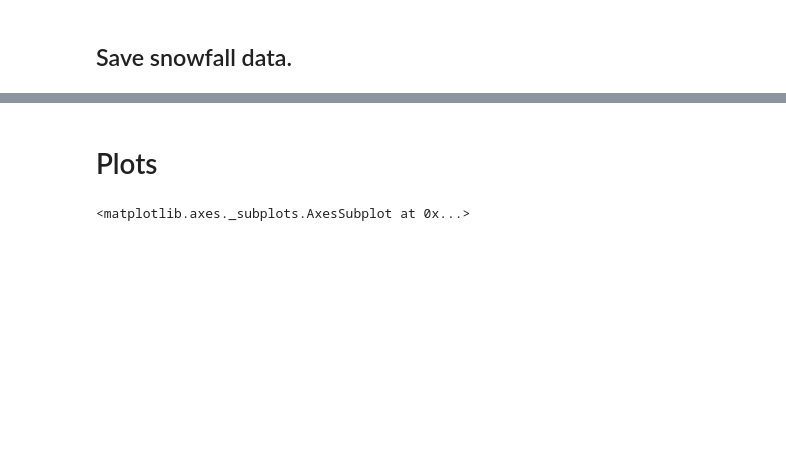
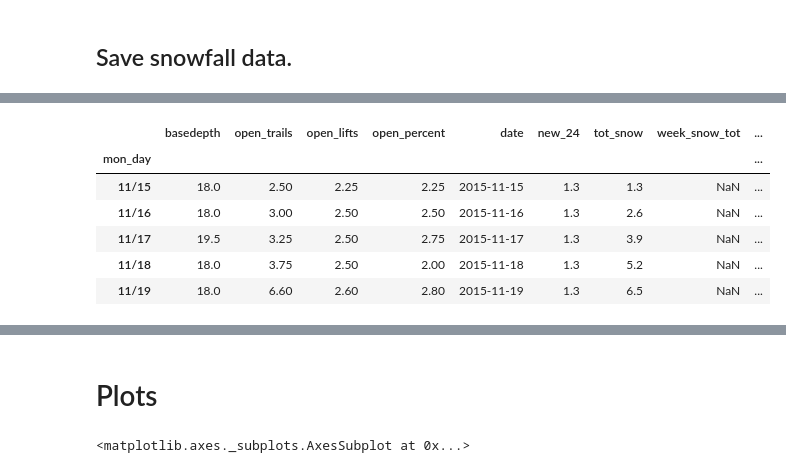
Before and after one commit to balmandhunter/ski_in_solitude, a Jupyter notebook: weather.ipynb, the cells around one changed output, grey strips where cells are left out. Saved outputs shown, nothing was run; the diff lists cells and outputs as text; code cells hidden in the pictures; blank space fills up the shorter version.

```diff
--- a/weather.ipynb
+++ b/weather.ipynb
@@ -151,0 +147,17 @@ apr_avg_snow =
+# %%
+df_next_year['week_snow_tot'] = find_lag_integral(df_next_year, 7, 'new_24')
+df_next_year['2day_snow_tot'] = find_lag_integral(df_next_year, 2, 'new_24')
+df_next_year['3day_snow_tot'] = find_lag_integral(df_next_year, 3, 'new_24')
+df_next_year['4day_snow_tot'] = find_lag_integral(df_next_year, 4, 'new_24')
+df_next_year['5day_snow_tot'] = find_lag_integral(df_next_year, 5, 'new_24')
+df_next_year['6day_snow_tot'] = find_lag_integral(df_next_year, 6, 'new_24')
+# %%
+df_next_year.head()
+# %% [output]
+|  | basedepth | open_trails | open_lifts | open_percent | date | new_24 | tot_snow | week_snow_tot | ... |
+| mon_day |  |  |  |  |  |  |  |  | ... |
+| 11/15 | 18.0 | 2.50 | 2.25 | 2.25 | 2015-11-15 | 1.3 | 1.3 | NaN | ... |
+| 11/16 | 18.0 | 3.00 | 2.50 | 2.50 | 2015-11-16 | 1.3 | 2.6 | NaN | ... |
+| 11/17 | 19.5 | 3.25 | 2.50 | 2.75 | 2015-11-17 | 1.3 | 3.9 | NaN | ... |
+| 11/18 | 18.0 | 3.75 | 2.50 | 2.00 | 2015-11-18 | 1.3 | 5.2 | NaN | ... |
+| 11/19 | 18.0 | 6.60 | 2.60 | 2.80 | 2015-11-19 | 1.3 | 6.5 | NaN | ... |
```
Also changed, not shown: parts of 15 cells of this notebook, 1 other file.
